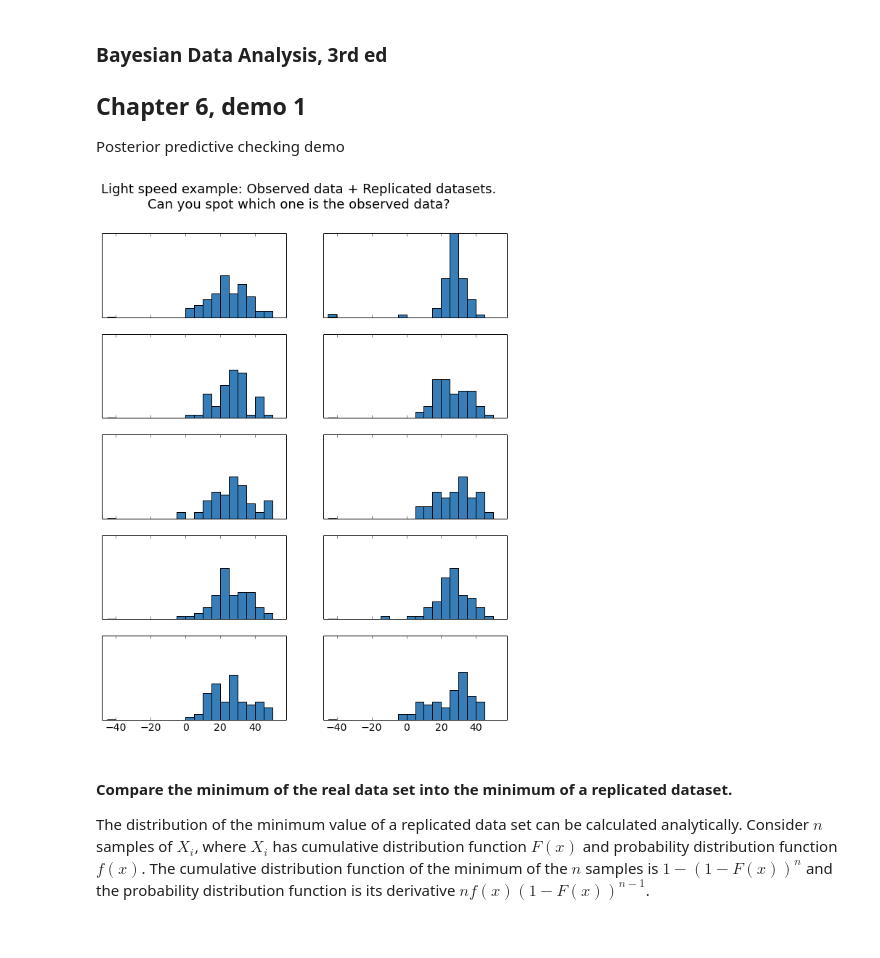
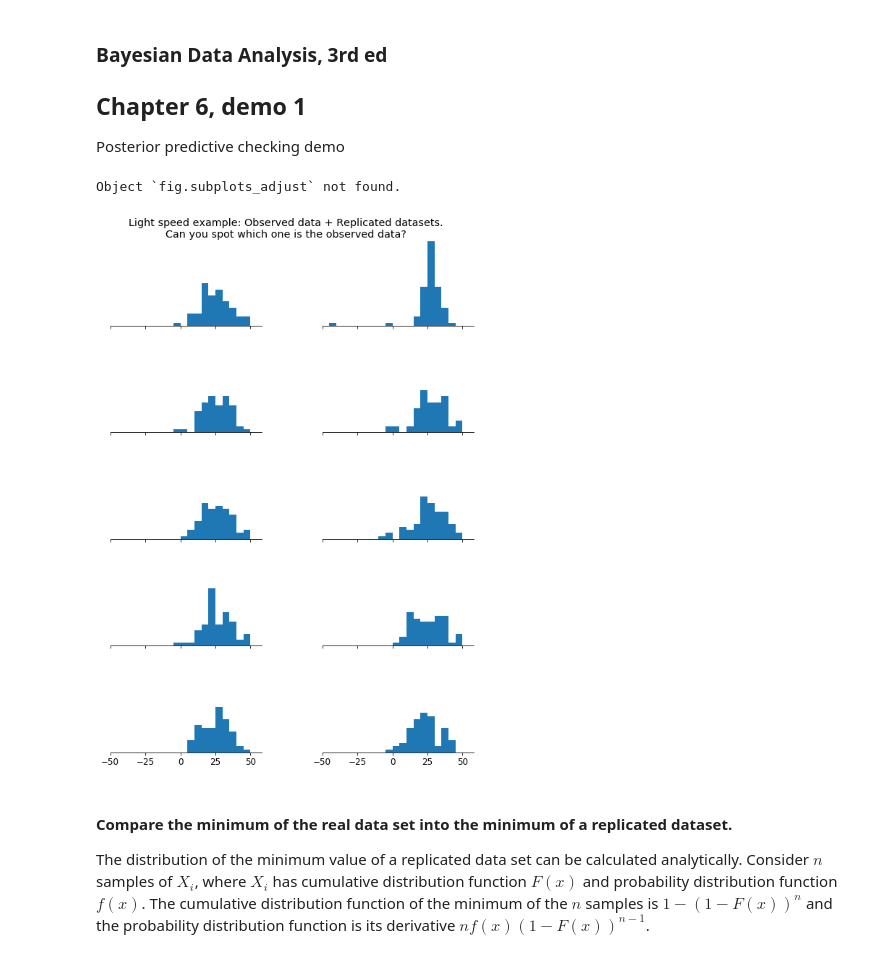
Before and after one commit to avehtari/BDA_py_demos, a Jupyter notebook: demos_ch6/demo6_1.ipynb, the cells around one changed output. Saved outputs shown, nothing was run; the diff lists cells and outputs as text; code cells hidden in the pictures.

```diff
--- a/demos_ch6/demo6_1.ipynb
+++ b/demos_ch6/demo6_1.ipynb
@@ -13,10 +9,3 @@ from scipy import stats
 
 %matplotlib inline
 import matplotlib.pyplot as plt
-# %%
-# edit default plot settings (colours from colorbrewer2.org)
-plt.rc('figure', figsize=(8,6))
-plt.rc('font', size=14)
-plt.rc('lines', color='#377eb8', linewidth=2)
-plt.rc('axes', color_cycle=('#377eb8','#e41a1c','#4daf4a',
-                            '#984ea3','#ff7f00','#ffff33'))
@@ -23,3 +21,6 @@ plt.rc('axes', color_cycle=('#377eb8','#e41a1c','#4daf4a',
+# %%
+# edit default plot settings
+plt.rc('font', size=12)
 # %%
 # data
 data_path = os.path.abspath(
@@ -39,22 +40,28 @@ my = np.mean(y)
 # Create 9 random replicate data sets from the posterior predictive density.
 # Each set has same number of virtual observations as the original data set.
 replicates = np.random.standard_t(n-1, size=(9,n)) * np.sqrt(1+1/n)*s + my
+# %%
+fig.subplots_adjust?
+# %% [output]
+Object `fig.subplots_adjust` not found.
 # %%
 # plot them along with the real data set in random order subplot
-fig, axes = plt.subplots(5, 2, sharex=True, sharey=True, figsize=(10,12))
+fig, axes = plt.subplots(5, 2, sharex=True, sharey=True, figsize=(9, 12))
+fig.subplots_adjust(top=0.95, wspace=0.4)
 order = np.random.permutation(10)
-for i in range(10):
-    a = axes.ravel()[i]
-    a.hist(replicates[order[i]] if order[i] < 9 else y, np.arange(-45,55,5))
-    a.set_yticks(())
-axes[0,0].set_xlim([-48,58])
-temp = fig.suptitle(
-    'Light speed example: Observed data + Replicated datasets.\n'
-    'Can you spot which one is the observed data?',
-    fontsize=18
-)
+for i, ax in enumerate(axes.flat):
+    ax.hist(
+        replicates[order[i]] if order[i] < 9 else y,
+        np.arange(-45, 55, 5)
+    )
+    plot_tools.modify_axes.only_x(ax)
+axes[0, 0].set_xlim([-50, 58])
+fig.suptitle(
+    "Light speed example: Observed data + Replicated datasets.\n"
+    "Can you spot which one is the observed data?"
+);
 # %% [output]
-[figure, old version]
+[figure, new version]
 # %% [markdown]
 #### Compare the minimum of the real data set into the minimum of a replicated dataset.
 
```
Also changed, not shown: parts of 3 cells of this notebook.
